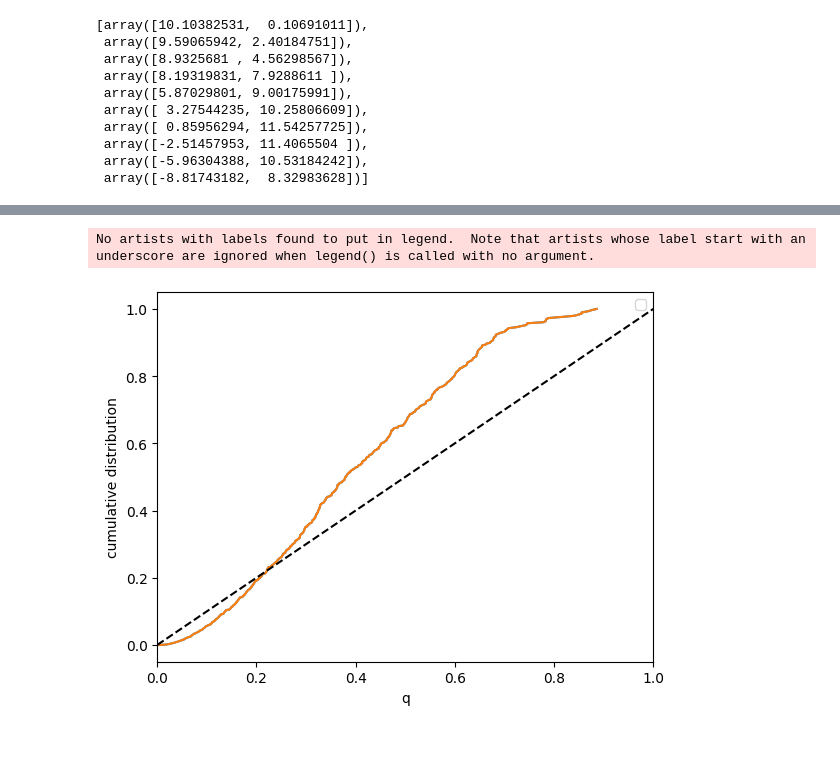
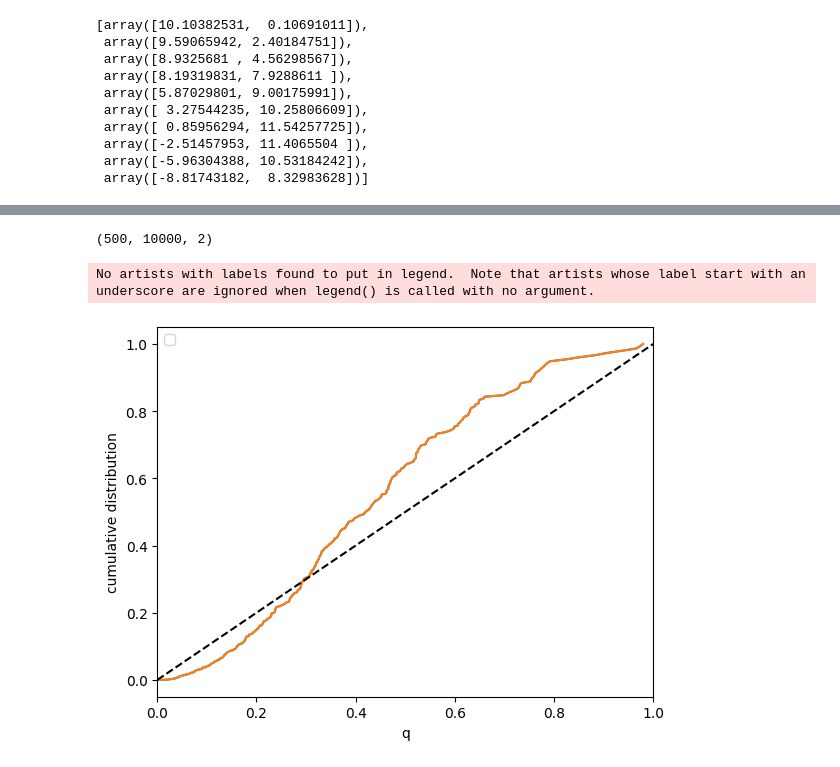
Before and after one commit to changmin-yu/particle-filtering-playground, a Jupyter notebook: notebooks/test_lds.ipynb, the cells around one changed output, grey strips where cells are left out. Saved outputs shown, nothing was run; the diff lists cells and outputs as text; code cells hidden in the pictures.

```diff
--- a/notebooks/test_lds.ipynb
+++ b/notebooks/test_lds.ipynb
@@ -35,7 +34,7 @@ true_state_history, estimate_state_history, particle_history, weight_history, ob
  array([-5.96304388, 10.53184242]),
  array([-8.81743182,  8.32983628])]
 # %%
-colors = 'rgbcmykw'
+colors = 'rgbcmyk'
 for i in range(10):
     plt.scatter(particle_history[i][:, 0], particle_history[i][:, 1], s=1, marker="x", label=str(i), alpha=0.05, color=colors[i%len(colors)])
     plt.scatter(np.array(true_state_history)[i, 0], np.array(true_state_history)[i, 1], color=colors[i%len(colors)])
@@ -72,0 +60,13 @@ for i in range(10):
+# %%
+colors = 'rgbcmyk'
+h = plt.subplot()
+for i in range(10):
+    eigenvalues, eigenvectors = np.linalg.eigh(V[i])
+    angle = np.degrees(np.arctan2(*eigenvectors[:, 0][::-1]))
+
+    ellipse = mpl.patches.Ellipse(xy=mu[i, :], width=2 * np.sqrt(eigenvalues[0]),
+                      height=2 * np.sqrt(eigenvalues[1]), angle=angle)
+    ellipse.set_alpha(0.5)
+    h.add_artist(ellipse)
+    plt.scatter(mu[i, 0], mu[i, 1], marker="x", color=colors[i%len(colors)])
+    plt.scatter(np.array(true_state_history)[i, 0], np.array(true_state_history)[i, 1], color=colors[i%len(colors)])
@@ -72,0 +75,19 @@ for i in range(10):
+# %%
+colors = 'rgbcmykw'
+
+
+
+plt.scatter(mu[:, 0], mu[:, 1])
+plt.scatter(np.array(true_state_history)[:, 0], np.array(true_state_history)[:, 1], marker="x")
+
+for i in range(10):
+    eigenvalues, eigenvectors = np.linalg.eigh(V[i])
+    angle = np.degrees(np.arctan2(*eigenvectors[:, 0][::-1]))
+
+    ellipse = mpl.patches.Ellipse(xy=mu[i, :], width=2 * np.sqrt(eigenvalues[0]),
+                      height=2 * np.sqrt(eigenvalues[1]), angle=angle)
+    ellipse.set_alpha(0.5)
+    h.add_artist(ellipse)
+
+    plt.scatter(particle_history[i][:, 0], particle_history[i][:, 1], s=1, marker="x", label=str(i), alpha=0.05, color=colors[i%len(colors)])
+    # plt.scatter(np.array(true_state_history)[i, 0], np.array(true_state_history)[i, 1], color=colors[i%len(colors)])
@@ -74,15 +97,20 @@ for i in range(10):
 particle_history, weight_history, true_state_history = [], [], []
 with trange(50, dynamic_ncols=True) as pbar:
     for i in pbar:
-        true_state_history_temp, estimate_state_history, particle_history_temp, weight_history_temp, obs_history = main(save_particles=True, num_iters=20)
+        true_state_history_temp, estimate_state_history, particle_history_temp, weight_history_temp, obs_history = main(save_particles=True, init="gaussian",
+                                                                                                                        num_iters=10, num_particles=10000)
         particle_history.append(particle_history_temp)
         weight_history.append(weight_history_temp)
         true_state_history.append(true_state_history_temp)
 particle_history = np.concatenate(particle_history, axis=0)
 weight_history = np.concatenate(weight_history, axis=0)
 true_state_history = np.concatenate(true_state_history, axis=0)
+# %%
+particle_history.shape
+# %% [output]
+(500, 10000, 2)
 # %%
-gaussian_cdf_evaluation(particle_history, true_state_history, weight_history)
+gaussian_cdf_evaluation_PF(particle_history, true_state_history, weight_history)
 # %% [output]
 No artists with labels found to put in legend.  Note that artists whose label start with an underscore are ignored when legend() is called with no argument.
-[figure, old version]
+[figure, new version]
```
Also changed, not shown: parts of 10 cells of this notebook, 4 other files.
